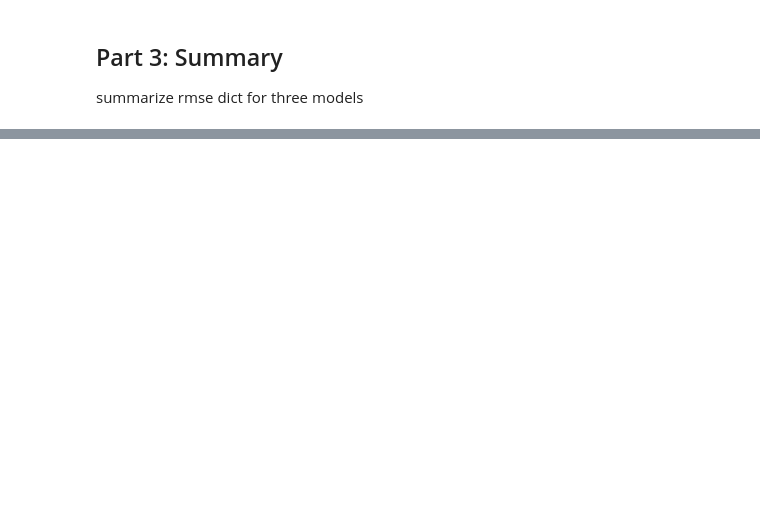
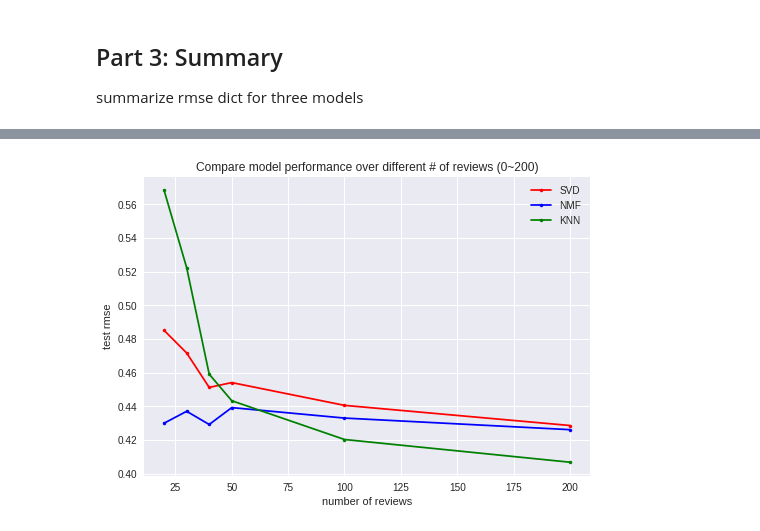
Before and after one commit to thegreatwarlo/BeerPersonalization, a Jupyter notebook: compare model performance.ipynb, the cells around one changed output, grey strips where cells are left out. Drawn from its saved outputs; the diff is of its cells as text; code cells hidden in the pictures; blank space fills up the shorter version.

```diff
--- a/compare model performance.ipynb
+++ b/compare model performance.ipynb
@@ -396,0 +399,7 @@ svd_pred_df.head()
+# %%
+# predict on whole dataset
+trainset_s, testset_s = train_test_split(data, test_size=.99)
+
+svd_pred_s = svd.test(testset_s)
+svd_pred_df_s = get_pred_df(svd_pred_s)
+svd_pred_df_s.head()
@@ -420,0 +437,5 @@ nmf_pred_df.head()
+# %%
+# predict on whole dataset
+nmf_pred_s = nmf.test(testset_s)
+nmf_pred_df_s = get_pred_df(nmf_pred_s)
+nmf_pred_df_s.head()
@@ -424,0 +478,5 @@ nmf_pred_df.head()
+# %%
+# predict whole dataset
+knn_pred_s = knnmean.test(testset_s)
+knn_pred_df_s = get_pred_df(knn_pred_s)
+knn_pred_df_s.head()
@@ -558,0 +645,20 @@ plt.show()
+# %%
+# visualize: reviews 10-200
+
+x = [20, 30, 40, 50, 100, 200]
+y_svd = svd_err['SVD'].values.tolist()[:6]
+y_nmf = nmf_err['NMF'].values.tolist()[:6]
+y_knn = knn_err['KNN'].values.tolist()[:6]
+
+plt.plot(x, y_svd, '.r-')
+plt.plot(x, y_nmf, '.b-')
+plt.plot(x, y_knn, '.g-')
+plt.legend(('SVD', 'NMF', 'KNN'), loc='upper right')
+
+plt.xlabel('number of reviews')
+plt.ylabel('test rmse')
+plt.title('Compare model performance over different # of reviews (0~200)')
+
+plt.show()
+# %% [output]
+[figure, added]
```
Also changed, not shown: parts of 32 cells of this notebook.
